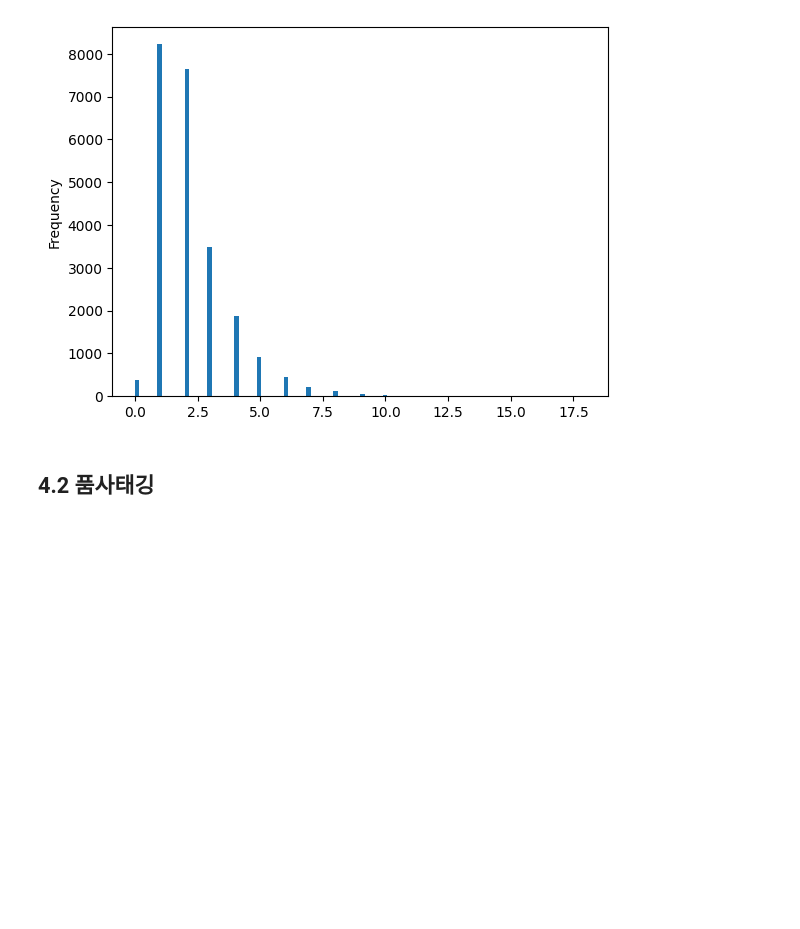
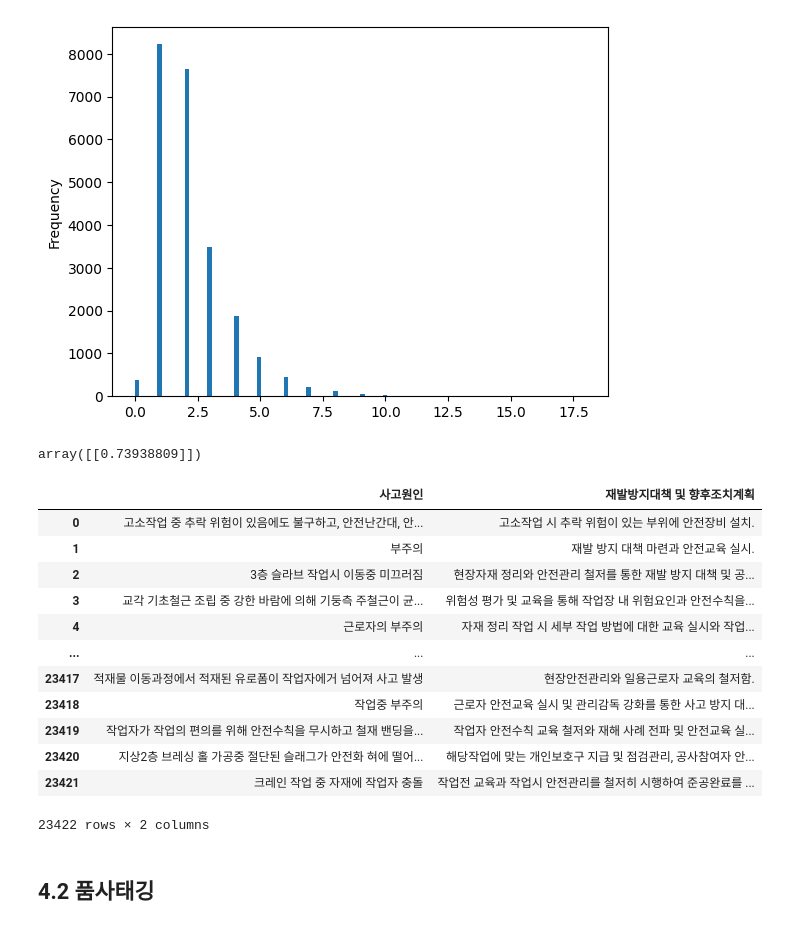
Before and after one commit to snaiws/hansoldeco3, a Jupyter notebook: src/DA_target.ipynb, the cells around one changed output. Drawn from its saved outputs; the diff is of its cells as text; code cells hidden in the pictures; blank space fills up the shorter version.

```diff
--- a/src/DA_target.ipynb
+++ b/src/DA_target.ipynb
@@ -290,6 +290,33 @@ train['analysis_1'].map(len).plot(kind='hist', bins=100)
 # %% [output]
 <Axes: ylabel='Frequency'>
 [figure]
+# %%
+from sklearn.metrics.pairwise import cosine_similarity
+
+a = train[['사고원인', target]].dropna()
+b = a['사고원인'].map(len, na_action='ignore').to_numpy().reshape(1,-1)
+c = a[target].map(len).to_numpy().reshape(1,-1)
+
+
+cosine_similarity(b,c)
+# %% [output]
+array([[0.73938809]])
+# %%
+train[['사고원인', target]]
+# %% [output]
+|  | 사고원인 | 재발방지대책 및 향후조치계획 |
+| 0 | 고소작업 중 추락 위험이 있음에도 불구하고, 안전난간대, 안... | 고소작업 시 추락 위험이 있는 부위에 안전장비 설치. |
+| 1 | 부주의 | 재발 방지 대책 마련과 안전교육 실시. |
+| 2 | 3층 슬라브 작업시 이동중 미끄러짐 | 현장자재 정리와 안전관리 철저를 통한 재발 방지 대책 및 공... |
+| 3 | 교각 기초철근 조립 중 강한 바람에 의해 기둥측 주철근이 균... | 위험성 평가 및 교육을 통해 작업장 내 위험요인과 안전수칙을... |
+| 4 | 근로자의 부주의 | 자재 정리 작업 시 세부 작업 방법에 대한 교육 실시와 작업... |
+| ... | ... | ... |
+| 23417 | 적재물 이동과정에서 적재된 유로폼이 작업자에거 넘어져 사고 발생 | 현장안전관리와 일용근로자 교육의 철저함. |
+| 23418 | 작업중 부주의 | 근로자 안전교육 실시 및 관리감독 강화를 통한 사고 방지 대... |
+| 23419 | 작업자가 작업의 편의를 위해 안전수칙을 무시하고 철재 밴딩을... | 작업자 안전수칙 교육 철저와 재해 사례 전파 및 안전교육 실... |
+| 23420 | 지상2층 브레싱 홀 가공중 절단된 슬래그가 안전화 혀에 떨어... | 해당작업에 맞는 개인보호구 지급 및 점검관리, 공사참여자 안... |
+| 23421 | 크레인 작업 중 자재에 작업자 충돌 | 작업전 교육과 작업시 안전관리를 철저히 시행하여 준공완료를 ... |
+23422 rows × 2 columns
 # %% [markdown]
 ## 4.2 품사태깅
 # %%
```
